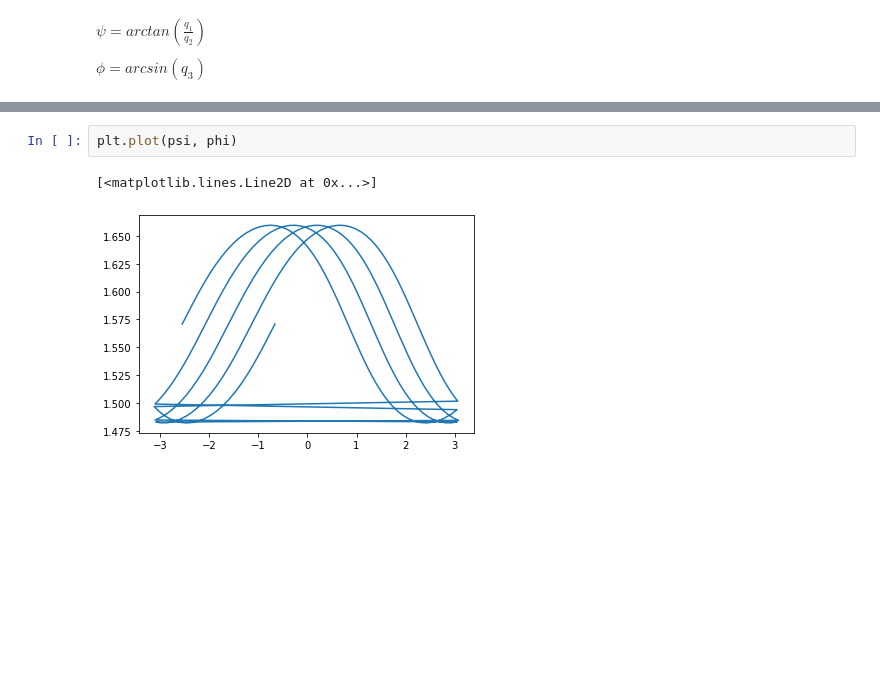
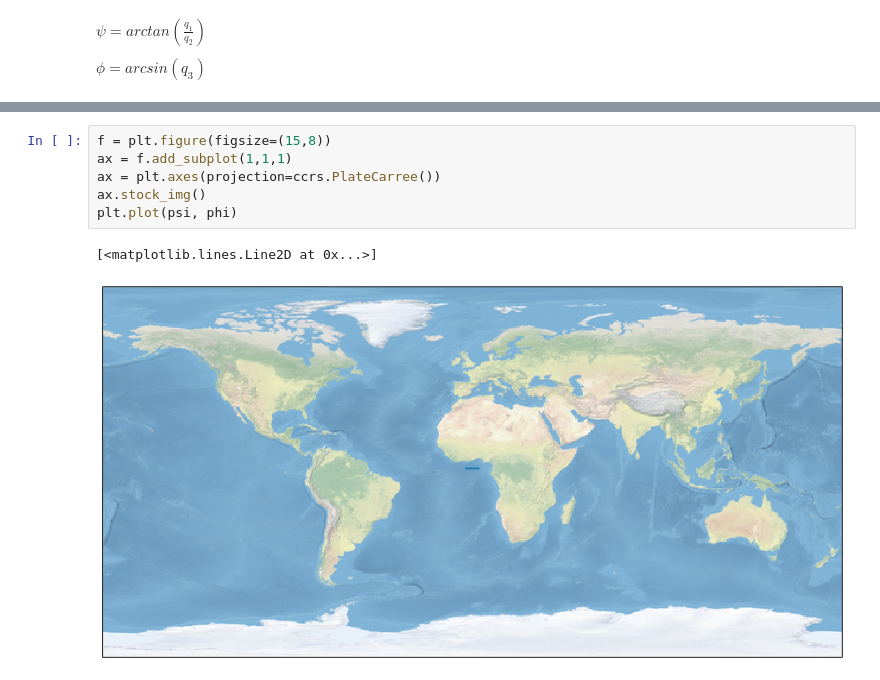
Before and after one commit to rickyle327/Math-Clinic-Fall-2019, a Jupyter notebook: Kepler-to-Equirect.ipynb, the cells around one changed output, grey strips where cells are left out. Cells and saved outputs as stored; diff of their text form; blank space fills up the shorter version.

```diff
--- a/Kepler-to-Equirect.ipynb
+++ b/Kepler-to-Equirect.ipynb
@@ -109,5 +144,9 @@ phi = np.arccos( q[:,2]/np.linalg.norm(q[:,2]) )
-# %%
-plt.plot(psi, phi)
-# %% [output]
-[<matplotlib.lines.Line2D at 0x...>]
-[figure, removed]
+# %%
+f = plt.figure(figsize=(15,8))
+ax = f.add_subplot(1,1,1)
+ax = plt.axes(projection=ccrs.PlateCarree())
+ax.stock_img()
+plt.plot(psi, phi)
+# %% [output]
+[<matplotlib.lines.Line2D at 0x...>]
+[figure, added]
```
Also changed, not shown: parts of 5 cells of this notebook.
